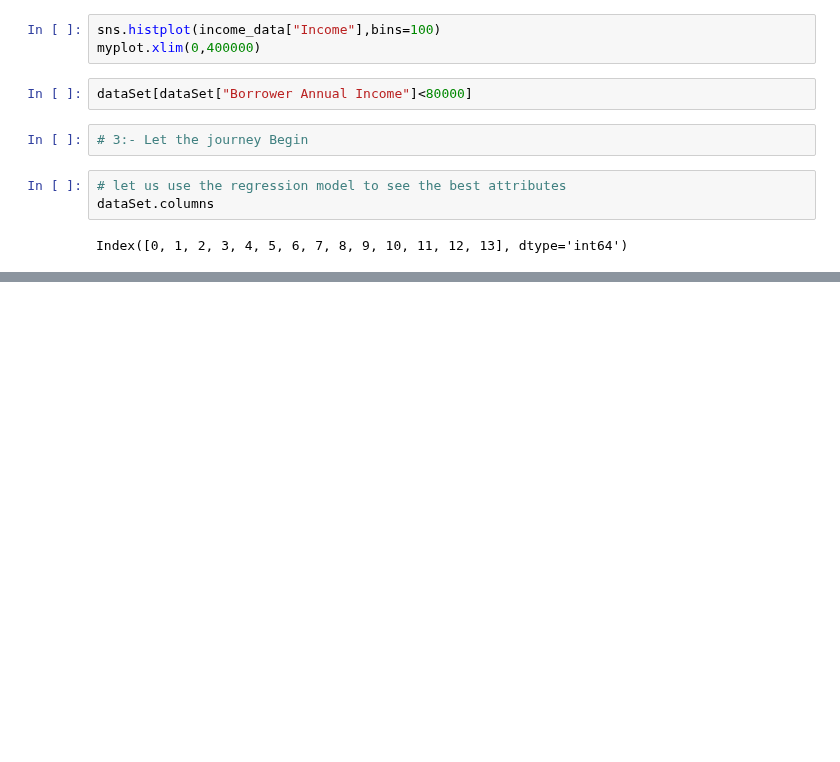
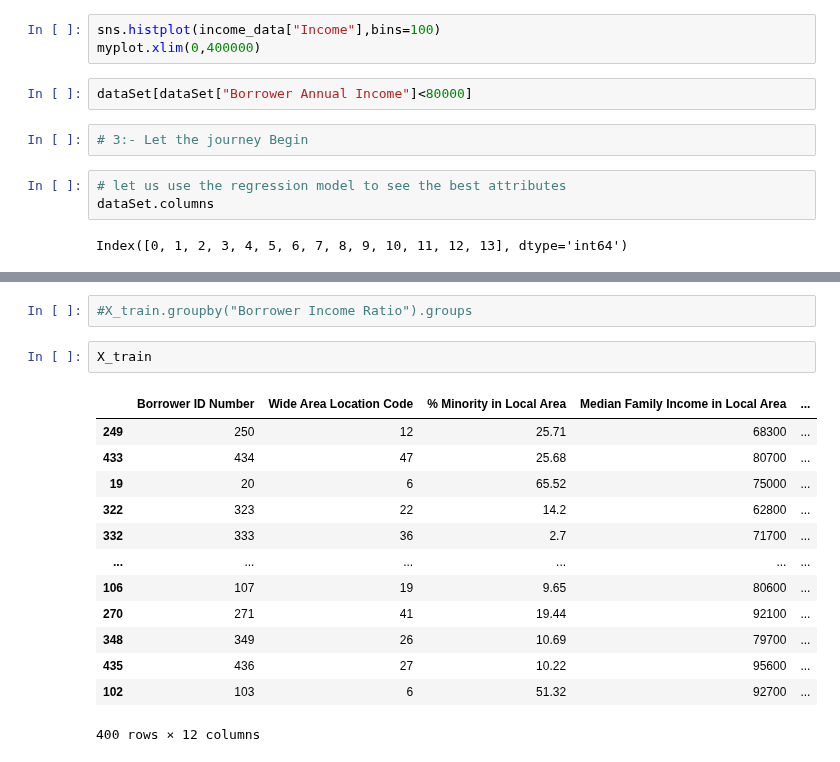
Before and after one commit to KunalNeon/CommBank, a Jupyter notebook: dataSet.ipynb, the cells around one changed output, grey strips where cells are left out. Cells and saved outputs as stored; diff of their text form; blank space fills up the shorter version.

```diff
--- a/dataSet.ipynb
+++ b/dataSet.ipynb
@@ -381,0 +408,18 @@ pandas.core.frame.DataFrame
+# %%
+#X_train.groupby("Borrower Income Ratio").groups
+# %%
+X_train
+# %% [output]
+|  | Borrower ID Number | Wide Area Location Code | % Minority in Local Area | Median Family Income in Local Area | ... |
+| 249 | 250 | 12 | 25.71 | 68300 | ... |
+| 433 | 434 | 47 | 25.68 | 80700 | ... |
+| 19 | 20 | 6 | 65.52 | 75000 | ... |
+| 322 | 323 | 22 | 14.2 | 62800 | ... |
+| 332 | 333 | 36 | 2.7 | 71700 | ... |
+| ... | ... | ... | ... | ... | ... |
+| 106 | 107 | 19 | 9.65 | 80600 | ... |
+| 270 | 271 | 41 | 19.44 | 92100 | ... |
+| 348 | 349 | 26 | 10.69 | 79700 | ... |
+| 435 | 436 | 27 | 10.22 | 95600 | ... |
+| 102 | 103 | 6 | 51.32 | 92700 | ... |
+400 rows × 12 columns
```
Also changed, not shown: parts of 3 cells of this notebook.
